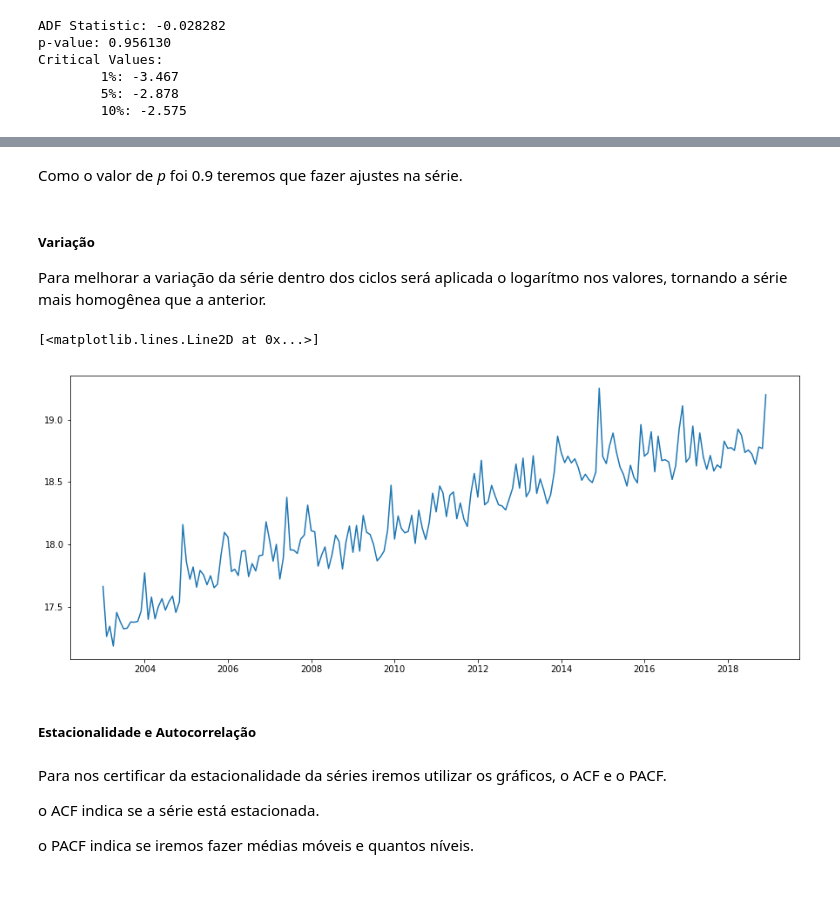
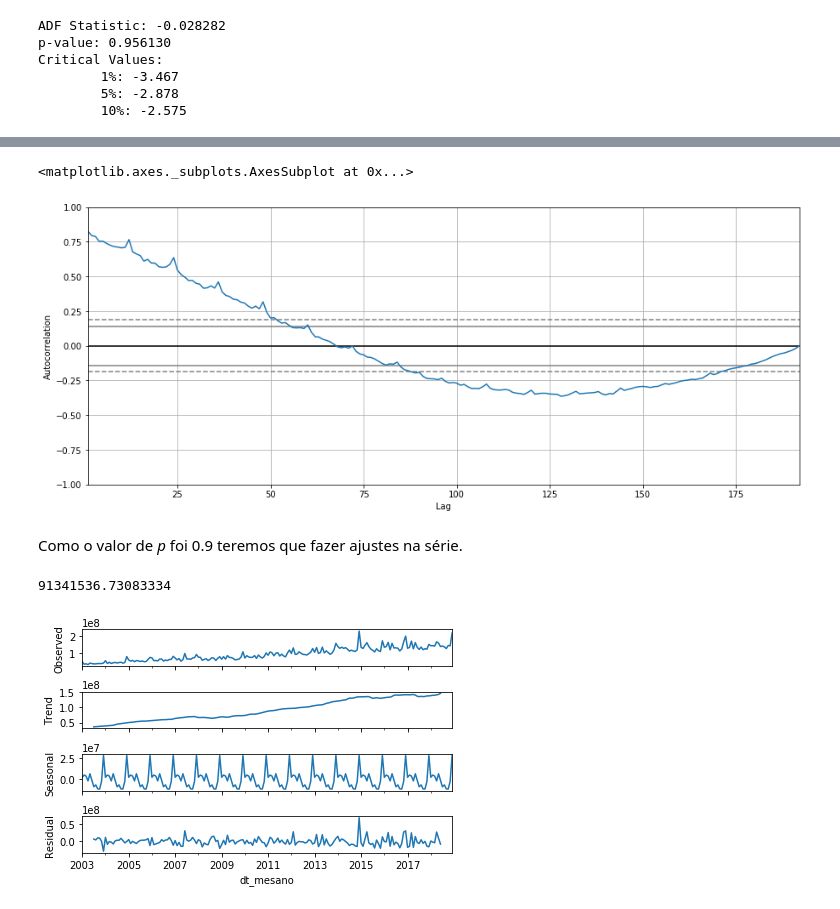
Before and after one commit to irbraga/data-science, a Jupyter notebook: tcc-puc-minas/notebooks/[TCC] Séries Temporais de Receitas Orçamentárias da Prefeitura Municipal de João Pessoa e Predição de Valores Orçamentários.ipynb, the cells around one changed output, grey strips where cells are left out. Cells and saved outputs as stored; diff of their text form; code cells hidden in the pictures.

```diff
--- a/tcc-puc-minas/notebooks/[TCC] Séries Temporais de Receitas Orçamentárias da Prefeitura Municipal de João Pessoa e Predição de Valores Orçamentários.ipynb
+++ b/tcc-puc-minas/notebooks/[TCC] Séries Temporais de Receitas Orçamentárias da Prefeitura Municipal de João Pessoa e Predição de Valores Orçamentários.ipynb
@@ -451,21 +492,10 @@ Critical Values:
+# %%
+import pandas as pd
+from pandas.plotting import autocorrelation_plot
+
+autocorrelation_plot(receitas_por_mes_ano.total)
+# %% [output]
+<matplotlib.axes._subplots.AxesSubplot at 0x...>
+[figure, added]
 # %% [markdown]
 Como o valor de *p* foi 0.9 teremos que fazer ajustes na série.
-# %% [markdown]
-##### Variação
-
-Para melhorar a variação da série dentro dos ciclos será aplicada o logarítmo nos valores, tornando a série mais homogênea que a anterior.
-# %%
-# Melhorando a variação
-ts_log = np.log(receitas_por_mes_ano)
-plt.plot(ts_log)
-# %% [output]
-[<matplotlib.lines.Line2D at 0x...>]
-[figure, removed]
-# %% [markdown]
-##### Estacionalidade e Autocorrelação
-# %% [markdown]
-Para nos certificar da estacionalidade da séries iremos utilizar os gráficos, o ACF e o PACF.
-
-o ACF indica se a série está estacionada.
-
-o PACF indica se iremos fazer médias móveis e quantos níveis.
@@ -471,0 +506,11 @@ o PACF indica se iremos fazer médias móveis e quantos níveis.
+# %%
+ts.total.mean()
+# %% [output]
+91341536.73083334
+# %%
+from statsmodels.tsa.seasonal import seasonal_decompose
+
+season = seasonal_decompose(ts, freq=12)
+fig = season.plot();
+# %% [output]
+[figure, added]
```
Also changed, not shown: parts of 31 cells of this notebook.
